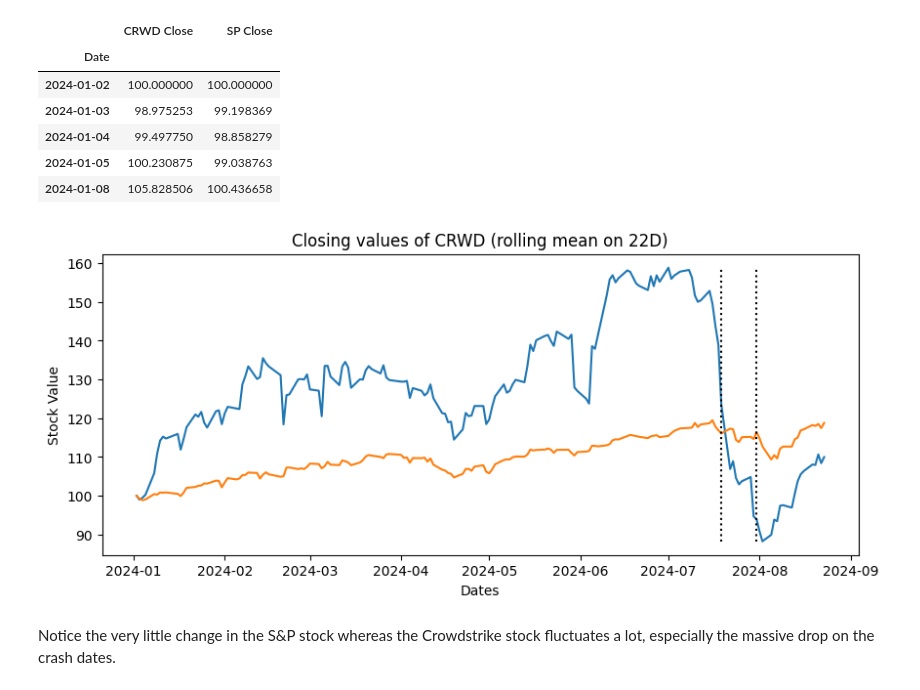
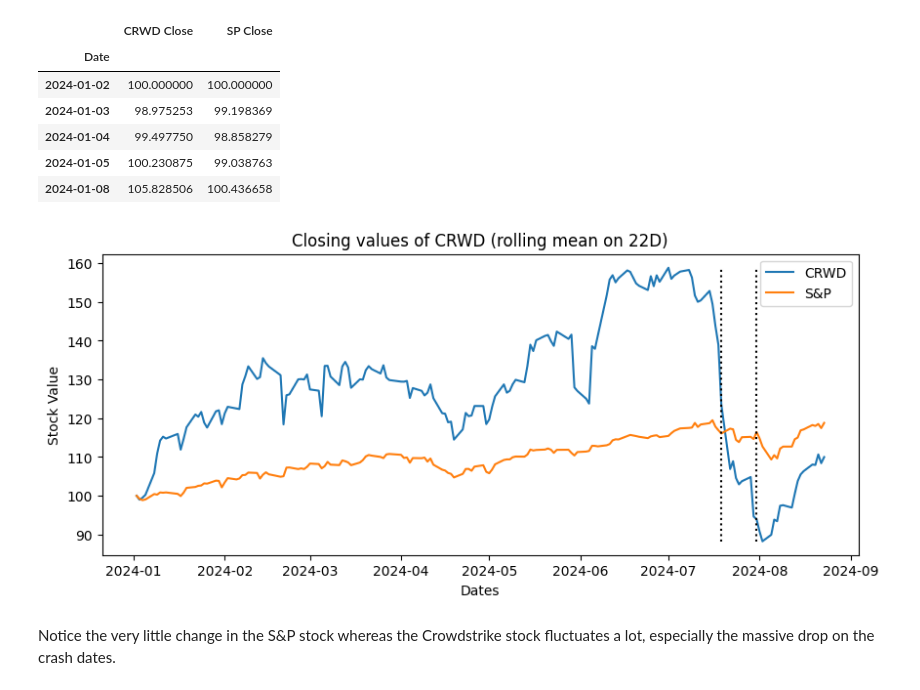
Before and after one commit to stanweer1/Crowdstrike-Stock-Analysis-Prediction, a Jupyter notebook: time_series_analysis_and_forecasting.ipynb, the cells around one changed output. Drawn from its saved outputs; the diff is of its cells as text; code cells hidden in the pictures.

```diff
--- a/time_series_analysis_and_forecasting.ipynb
+++ b/time_series_analysis_and_forecasting.ipynb
@@ -196,23 +209,25 @@ normalized_closing.head()
 | 2024-01-08 | 105.828506 | 100.436658 |
 # %%
 fig = plt.figure(figsize=(10, 4))
-plt.plot(normalized_closing['CRWD Close'])
-plt.plot(normalized_closing['SP Close'])
+plt.plot(normalized_closing['CRWD Close'], label='CRWD')
+plt.plot(normalized_closing['SP Close'], label='S&P')
 plt.title(f'Closing values of {stock} (rolling mean on {period})')
 plt.xlabel(f'Dates')
 plt.ylabel(f'Stock Value')
 
 # Defining the major events
 e1 = datetime.strptime("2024-07-19", "%Y-%m-%d")
 e2 = datetime.strptime("2024-07-31", "%Y-%m-%d")
 
 # Adding as vertical lines
 plt.vlines(x=e1, ymin=min(normalized_closing['CRWD Close'].min(), normalized_closing['SP Close'].min()), ymax=max(normalized_closing['CRWD Close'].max(), normalized_closing['SP Close'].max()), linestyles='dotted', colors='black')
 plt.vlines(x=e2, ymin=min(normalized_closing['CRWD Close'].min(), normalized_closing['SP Close'].min()), ymax=max(normalized_closing['CRWD Close'].max(), normalized_closing['SP Close'].max()), linestyles='dotted', colors='black')
 
+plt.legend()
+
 plt.show()
 # %% [output]
-[figure, old version]
+[figure, new version]
 # %% [markdown]
 Notice the very little change in the S&P stock whereas the Crowdstrike stock fluctuates a lot, especially the massive drop on the crash dates.
 # %% [markdown]
```
Also changed, not shown: parts of 38 cells of this notebook.
